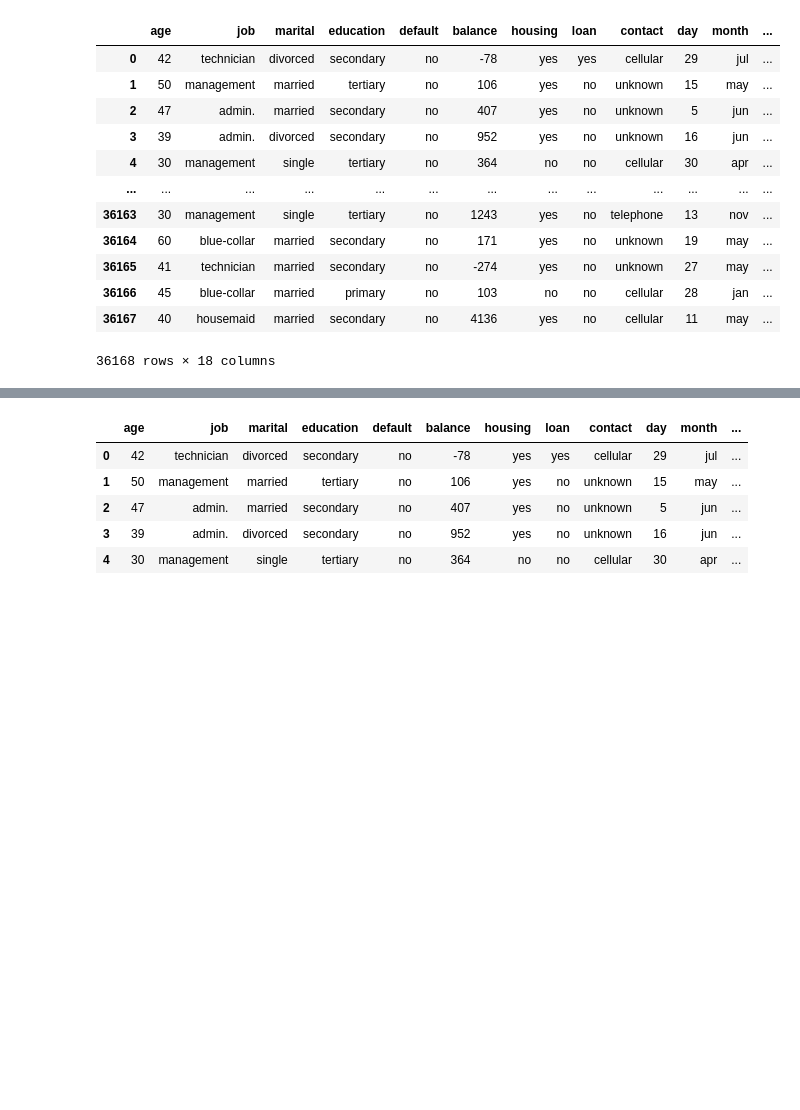
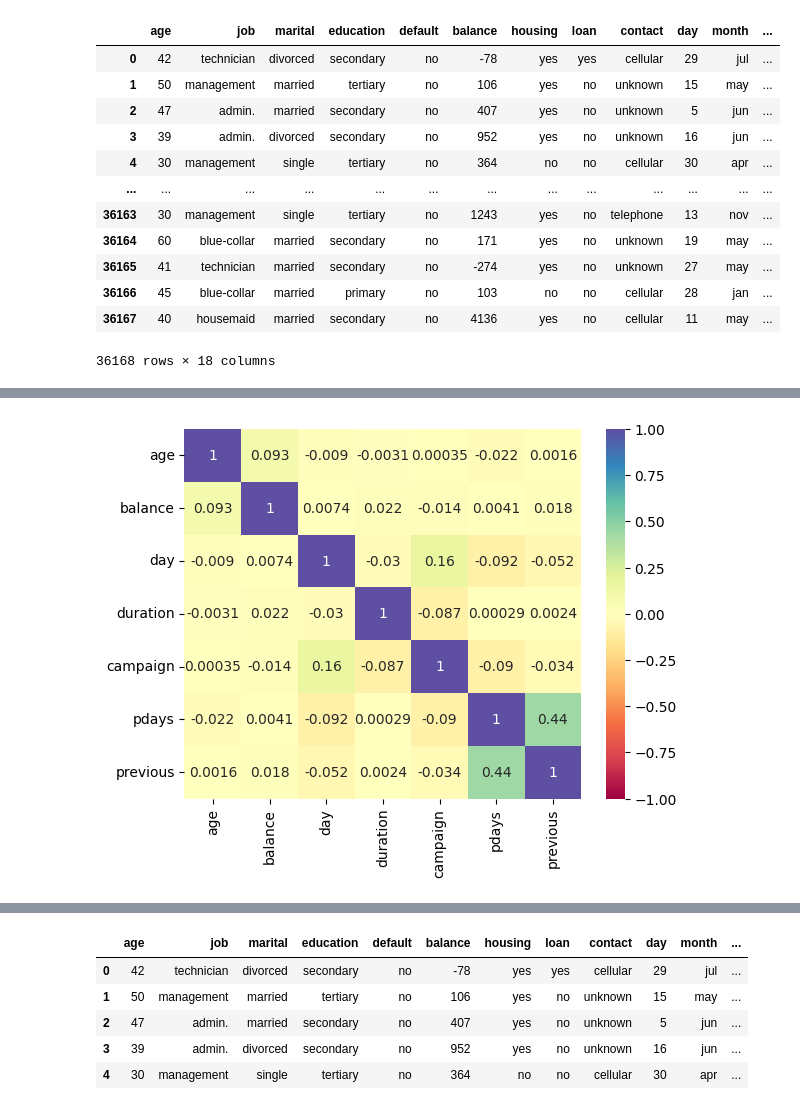
Before and after one commit to yikchungchan/DSA-5101-P1, a Jupyter notebook: DSA5101_project.ipynb, the cells around one changed output, grey strips where cells are left out. Cells and saved outputs as stored; diff of their text form; code cells hidden in the pictures; blank space fills up the shorter version.

```diff
--- a/DSA5101_project.ipynb
+++ b/DSA5101_project.ipynb
@@ -411 +504,7 @@ For the structured dataset we have, each data table row contains an observation
+# %%
+corr = df_preprocessed.corr()
+sns.heatmap(corr, cmap='Spectral', annot=True, vmax=1, vmin=-1)
+plt.show()
+# %% [output]
+[figure, added]
 # %%
```
Also changed, not shown: parts of 15 cells of this notebook.
